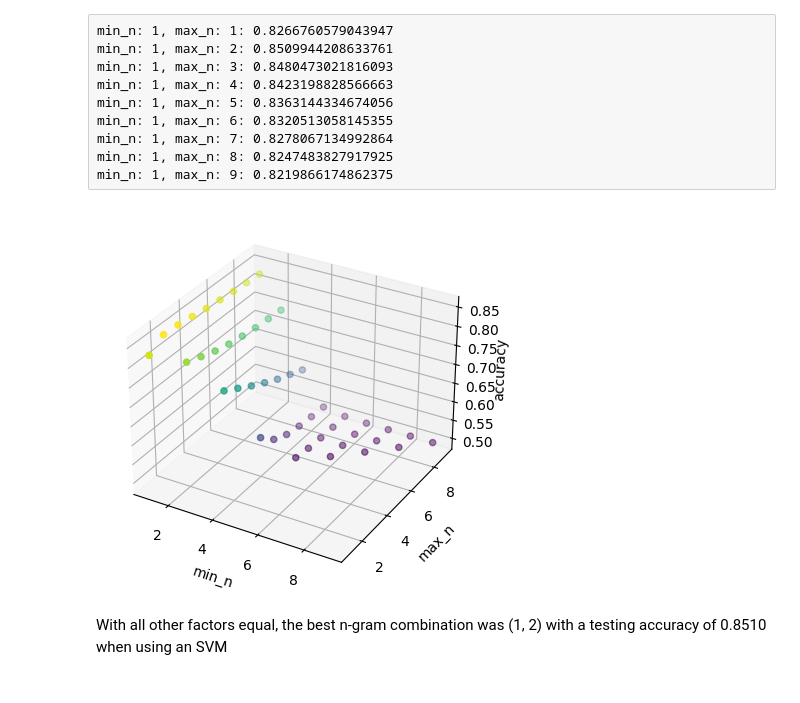
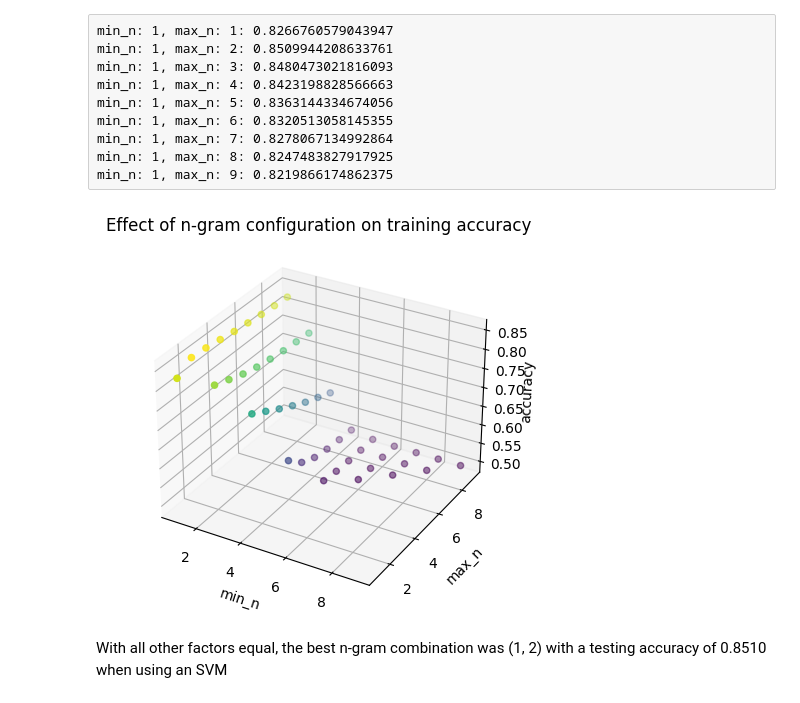
Before and after one commit to andlrutt/cs425-final-project, a Jupyter notebook: main.ipynb, the cells around one changed output. Cells and saved outputs as stored; diff of their text form; code cells hidden in the pictures.

```diff
--- a/main.ipynb
+++ b/main.ipynb
@@ -200,21 +201,22 @@ min_n: 1, max_n: 9: 0.8219866174862375
 # %%
 from mpl_toolkits import mplot3d
 import matplotlib.pyplot as plt
 
 # values taken from the above markdown output
 x_graph_new = x_graph_n + [1,1,1,1,1,1,1,1,1]
 y_graph_new = y_graph_n + [1,2,3,4,5,6,7,8,9]
 z_graph_new = z_graph_n + [0.8266760579043947,0.8509944208633761,0.8480473021816093,0.8423198828566663,0.8363144334674056,0.8320513058145355,0.8278067134992864,0.8247483827917925,0.8219866174862375]
 fig = plt.figure()
 ax = plt.axes(projection='3d')
 ax.scatter3D(x_graph_new, y_graph_new, z_graph_new, c=z_graph_new);
 ax.set_xlabel('min_n')
 ax.set_ylabel('max_n')
 ax.set_zlabel('accuracy', rotation=90)
 ax.zaxis.labelpad=-1
+plt.title("Effect of n-gram configuration on training accuracy")
 plt.show()
 # %% [output]
-[figure, old version]
+[figure, new version]
 # %% [markdown]
 With all other factors equal, the best n-gram combination was (1, 2) with a testing accuracy of 0.8510 when using an SVM
 # %%
```
Also changed, not shown: parts of 1 cell of this notebook.
